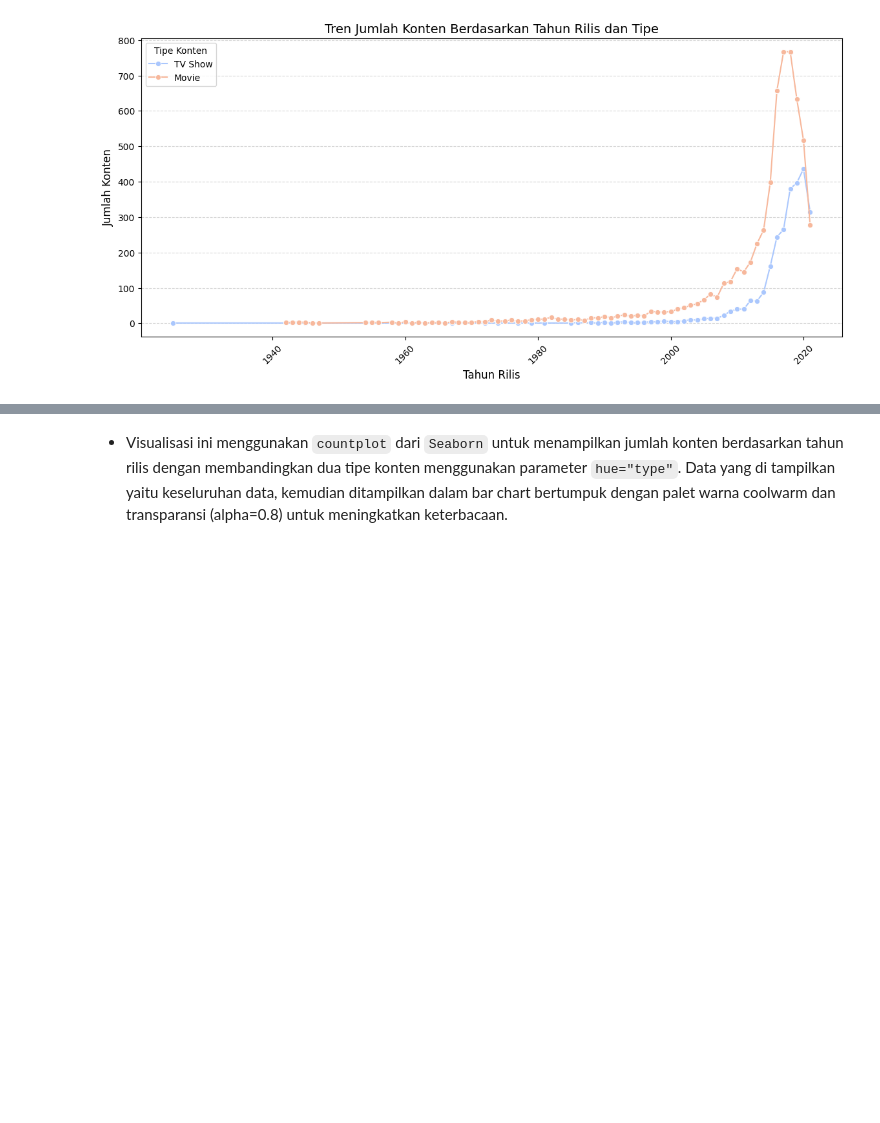
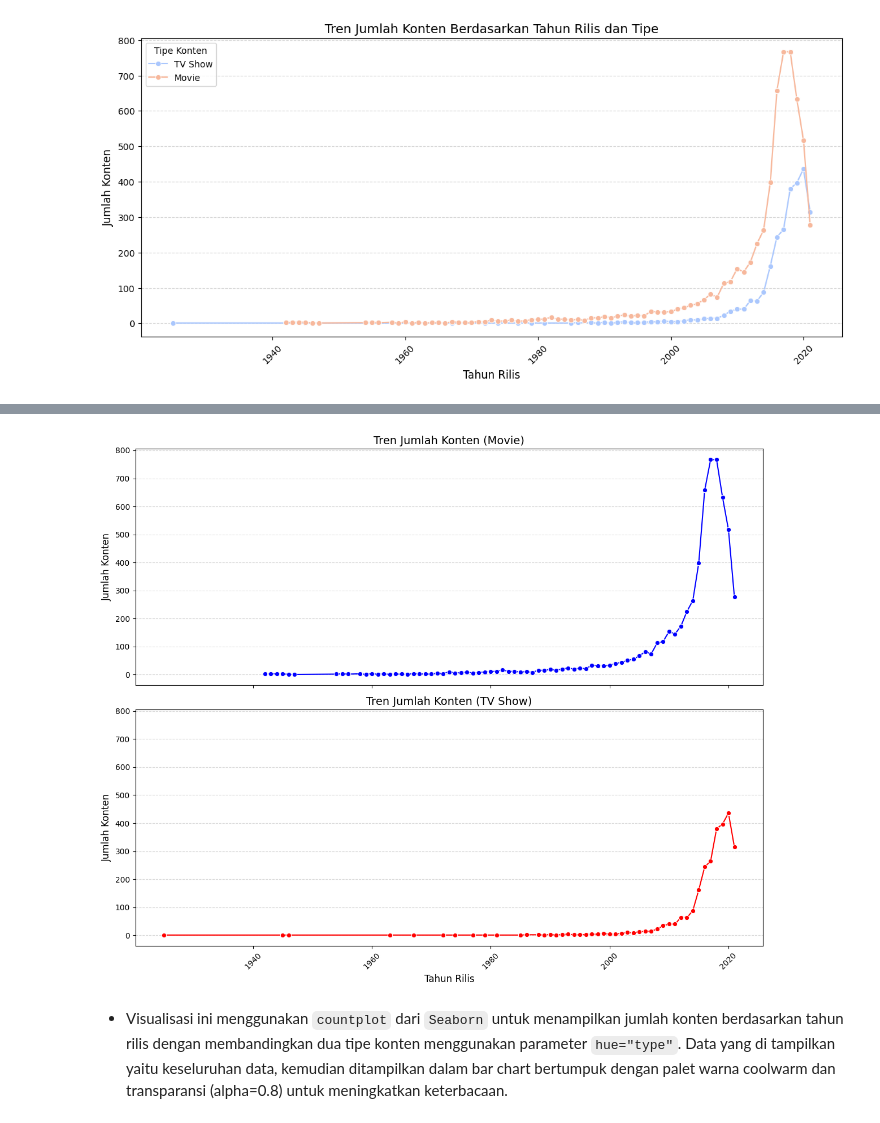
Before and after one commit to hamdaniqhmqd/Data-Science, a Jupyter notebook: quiz.ipynb, the cells around one changed output, grey strips where cells are left out. Saved outputs shown, nothing was run; the diff lists cells and outputs as text; code cells hidden in the pictures; blank space fills up the shorter version.

```diff
--- a/quiz.ipynb
+++ b/quiz.ipynb
@@ -206,3 +211,34 @@ plt.show()
+# %%
+# Menghitung jumlah konten berdasarkan tahun dan tipe
+grouped_df = acara_tv_imputasi.groupby(["release_year", "type"]).size().reset_index(name="count")
+
+# Pisahkan data berdasarkan tipe konten
+df_type_1 = grouped_df[grouped_df["type"] == "Movie"]
+df_type_2 = grouped_df[grouped_df["type"] == "TV Show"]
+
+# Membuat canvas dengan 2 subplot secara vertikal
+fig, (ax1, ax2) = plt.subplots(nrows=2, ncols=1, figsize=(12, 10), sharex=True, sharey=True)
+
+# Plot untuk tipe pertama (Movie)
+sns.lineplot(x="release_year", y="count", data=df_type_1, marker="o", color="blue", ax=ax1)
+ax1.set_title("Tren Jumlah Konten (Movie)", fontsize=14)
+ax1.set_xlabel("Tahun Rilis", fontsize=12)
+ax1.set_ylabel("Jumlah Konten", fontsize=12)
+ax1.grid(axis="y", linestyle="--", alpha=0.5)
+
+# Plot untuk tipe kedua (TV Show)
+sns.lineplot(x="release_year", y="count", data=df_type_2, marker="o", color="red", ax=ax2)
+ax2.set_title("Tren Jumlah Konten (TV Show)", fontsize=14)
+ax2.set_xlabel("Tahun Rilis", fontsize=12)
+ax2.set_ylabel("Jumlah Konten", fontsize=12)
+ax2.grid(axis="y", linestyle="--", alpha=0.5)
+
+# Menampilkan plot
+plt.xticks(rotation=45)
+plt.tight_layout()
+plt.show()
+# %% [output]
+[figure, added]
 # %% [markdown]
 - Visualisasi ini menggunakan `countplot` dari `Seaborn` untuk menampilkan jumlah konten berdasarkan tahun rilis dengan membandingkan dua tipe konten menggunakan parameter `hue="type"`. Data yang di tampilkan yaitu keseluruhan data, kemudian ditampilkan dalam bar chart bertumpuk dengan palet warna coolwarm dan transparansi (alpha=0.8) untuk meningkatkan keterbacaan.
 # %%
```
Also changed, not shown: parts of 37 cells of this notebook, 1 other file.
